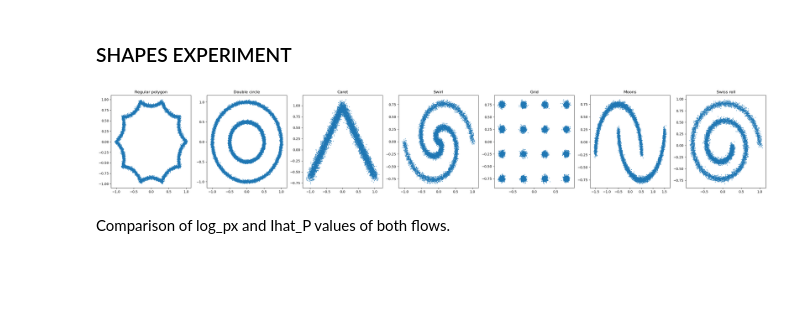
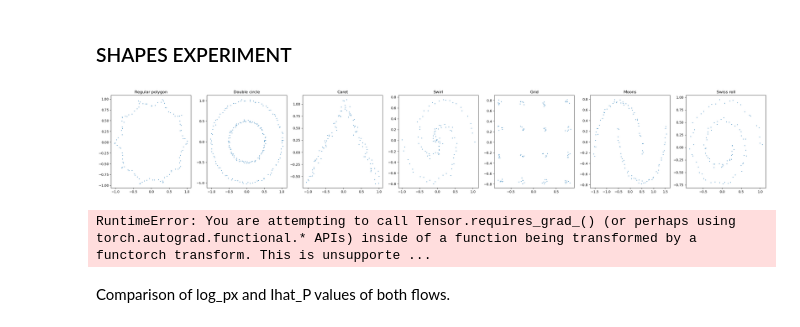
Before and after one commit to BP4769/normalizing-flows, a Jupyter notebook: notebooks/principal_manifold_flows.ipynb, the cells around one changed output. Drawn from its saved outputs; the diff is of its cells as text; code cells hidden in the pictures; blank space fills up the shorter version.

```diff
--- a/notebooks/principal_manifold_flows.ipynb
+++ b/notebooks/principal_manifold_flows.ipynb
@@ -74,36 +68,36 @@ from test.shapes import *
 
 sys.path.remove('../')
 # %%
-num_points = 10000
+num_points = 100
 
 data_regular_polygon = n_regular_polygon(n=10, radius=1, angle=0, arc_height=0.1, num_points=num_points, noise_std=0.02, seed=0)
 data_double_circle = double_circle(num_points=num_points, radius1=1.0, radius2=0.5, noise_std=0.02, seed=0)
 data_caret = caret(line_length=2, angle=45, num_points=num_points, noise_std=0.05, seed=0)
 data_swirl = swirl(radius=1, angle=0, num_points=num_points, noise_std=0.03, seed=0)
 data_grid = grid(n=4, dist=(0.5, 0.5), num_points=num_points, noise_std=0.03, seed=0)
 data_moons = moons(radius=1, angle=0, shift=None, num_points=num_points, noise_std=0.03, seed=0)
 data_swiss_roll = swiss_roll(radius1=1, radius2=0.25, num_revolutions=2, num_points=num_points, noise_std=0.03, seed=0)
 
 
 # Plotting the generated points
 ax, fig = plt.subplots(1, 7, figsize=(35, 5))
 fig[0].scatter(data_regular_polygon[0], data_regular_polygon[1], s=1)
 fig[0].set_title("Regular polygon")
 fig[1].scatter(data_double_circle[0], data_double_circle[1], s=1)
 fig[1].set_title("Double circle")
 fig[2].scatter(data_caret[0], data_caret[1], s=1)
 fig[2].set_title("Caret")
 fig[3].scatter(data_swirl[0], data_swirl[1], s=1)
 fig[3].set_title("Swirl")
 fig[4].scatter(data_grid[0], data_grid[1], s=1)
 fig[4].set_title("Grid")
 fig[5].scatter(data_moons[0], data_moons[1], s=1)
 fig[5].set_title("Moons")
 fig[6].scatter(data_swiss_roll[0], data_swiss_roll[1], s=1)
 fig[6].set_title("Swiss roll")
 plt.show()
 # %% [output]
-[figure, old version]
+[figure, new version]
 # %%
 # prepare the data
 data_tensor = torch.tensor(np.stack(data_swirl, axis=1)).float()  # Create a tensor from the data
@@ -115,7 +109,9 @@ normal_flow.fit(data_tensor, show_progress=True, early_stopping=True)
 # %%
 torch.manual_seed(0)
-PM_flow = PrincipalManifoldFlow(RealNVP(n_dim, n_layers=10), record_Ihat_P=True, record_log_px=True)
+PM_flow = PrincipalManifoldFlow(RealNVP(n_dim, n_layers=10), record_Ihat_P=True, record_log_px=True, debug=False, method="vectorized")
 PM_flow.fit(data_tensor, show_progress=True)
+# %% [output]
+RuntimeError: You are attempting to call Tensor.requires_grad_() (or perhaps using torch.autograd.functional.* APIs) inside of a function being transformed by a functorch transform. This is unsupporte ...
 # %% [markdown]
 Comparison of log_px and Ihat_P values of both flows.
 # %%
```
Also changed, not shown: parts of 12 cells of this notebook, 1 other file.
